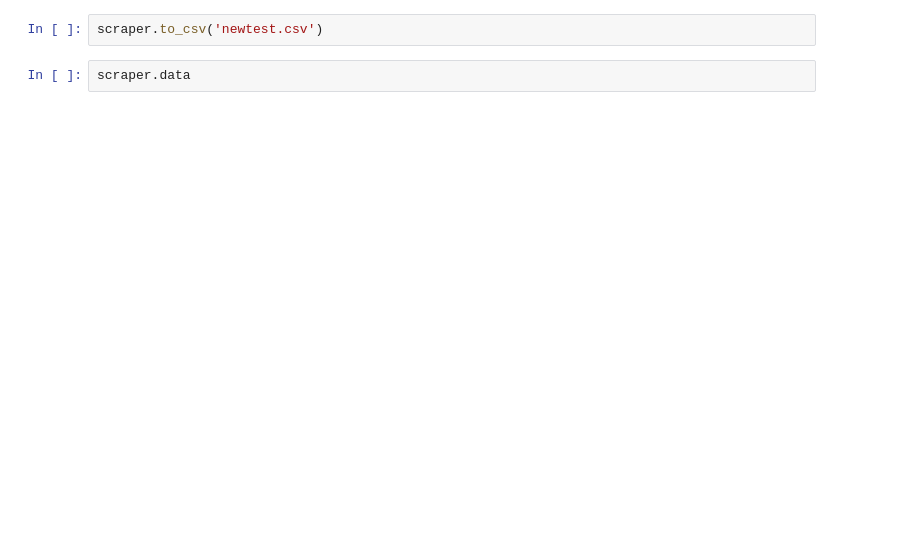
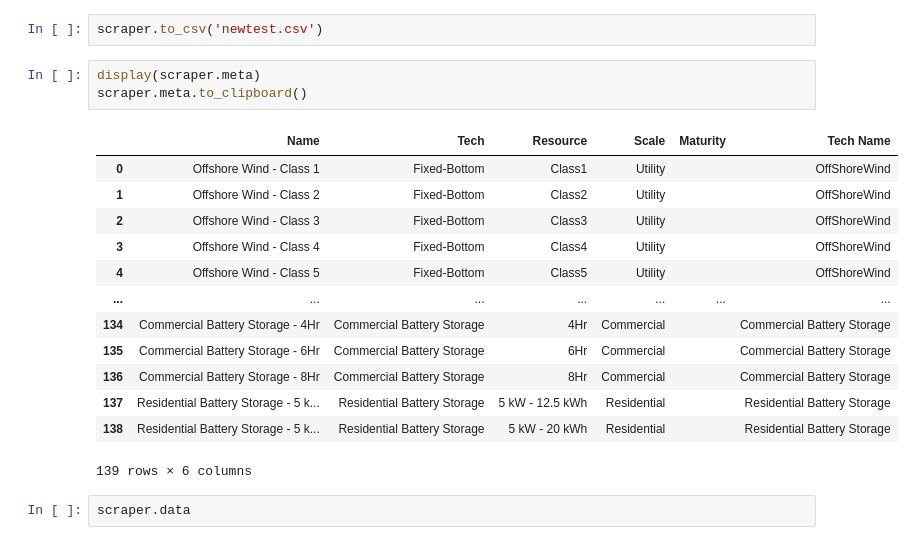
Before and after one commit to NREL/ATB-calc, a Jupyter notebook: lcoe_calculator/Full work flow.ipynb, the cells around one changed output. Drawn from its saved outputs; the diff is of its cells as text; blank space fills up the shorter version.

Commit message:
Pull meta data from tech sheet header (#11)
* Pull meta data from tech sheet header

* include meta data in example

* Swap types | for Union for backwards compatibility

```diff
--- a/lcoe_calculator/Full work flow.ipynb
+++ b/lcoe_calculator/Full work flow.ipynb
@@ -57,5 +57,22 @@ complete in  0:02:47.538072
 # %%
 scraper.to_csv('newtest.csv')
+# %%
+display(scraper.meta)
+scraper.meta.to_clipboard()
+# %% [output]
+|  | Name | Tech | Resource | Scale | Maturity | Tech Name |
+| 0 | Offshore Wind - Class 1 | Fixed-Bottom | Class1 | Utility |  | OffShoreWind |
+| 1 | Offshore Wind - Class 2 | Fixed-Bottom | Class2 | Utility |  | OffShoreWind |
+| 2 | Offshore Wind - Class 3 | Fixed-Bottom | Class3 | Utility |  | OffShoreWind |
+| 3 | Offshore Wind - Class 4 | Fixed-Bottom | Class4 | Utility |  | OffShoreWind |
+| 4 | Offshore Wind - Class 5 | Fixed-Bottom | Class5 | Utility |  | OffShoreWind |
+| ... | ... | ... | ... | ... | ... | ... |
+| 134 | Commercial Battery Storage - 4Hr | Commercial Battery Storage | 4Hr | Commercial |  | Commercial Battery Storage |
+| 135 | Commercial Battery Storage - 6Hr | Commercial Battery Storage | 6Hr | Commercial |  | Commercial Battery Storage |
+| 136 | Commercial Battery Storage - 8Hr | Commercial Battery Storage | 8Hr | Commercial |  | Commercial Battery Storage |
+| 137 | Residential Battery Storage - 5 k... | Residential Battery Storage | 5 kW - 12.5 kWh | Residential |  | Residential Battery Storage |
+| 138 | Residential Battery Storage - 5 k... | Residential Battery Storage | 5 kW - 20 kWh | Residential |  | Residential Battery Storage |
+139 rows × 6 columns
 # %%
 scraper.data
 # %% [output]
```
Also changed, not shown: parts of 1 cell of this notebook, 5 other files.
